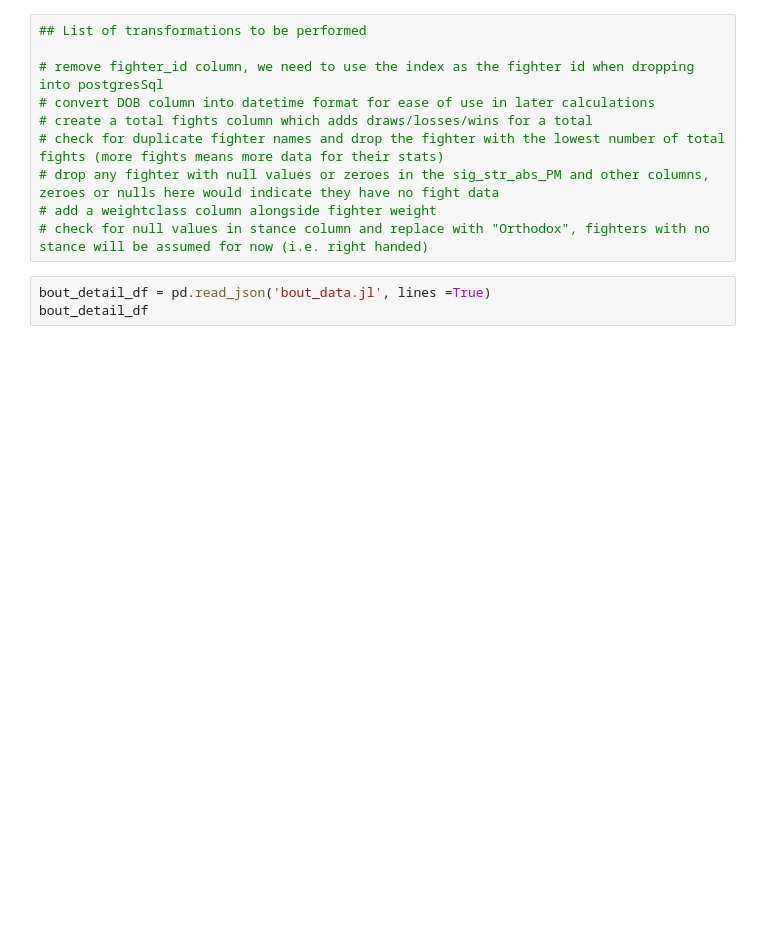
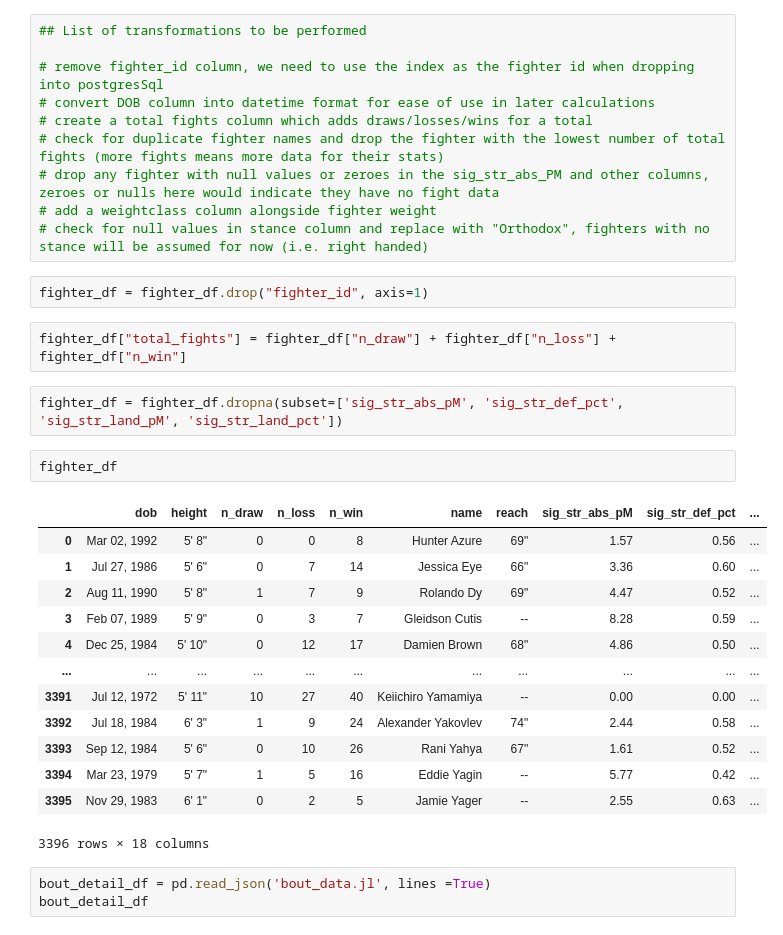
Before and after one commit to cjdance/final_project, a Jupyter notebook: data_clean_up.ipynb, the cells around one changed output. Saved outputs shown, nothing was run; the diff lists cells and outputs as text; blank space fills up the shorter version.

```diff
--- a/data_clean_up.ipynb
+++ b/data_clean_up.ipynb
@@ -132,6 +135,28 @@ fighter_df.head()
 # drop any fighter with null values or zeroes in the sig_str_abs_PM and other columns, zeroes or nulls here would indicate they have no fight data
 # add a weightclass column alongside fighter weight
 # check for null values in stance column and replace with "Orthodox", fighters with no stance will be assumed for now (i.e. right handed)
+# %%
+fighter_df = fighter_df.drop("fighter_id", axis=1)
+# %%
+fighter_df["total_fights"] = fighter_df["n_draw"] + fighter_df["n_loss"] + fighter_df["n_win"]
+# %%
+fighter_df = fighter_df.dropna(subset=['sig_str_abs_pM', 'sig_str_def_pct', 'sig_str_land_pM', 'sig_str_land_pct'])
+# %%
+fighter_df
+# %% [output]
+|  | dob | height | n_draw | n_loss | n_win | name | reach | sig_str_abs_pM | sig_str_def_pct | ... |
+| 0 | Mar 02, 1992 | 5' 8" | 0 | 0 | 8 | Hunter Azure | 69" | 1.57 | 0.56 | ... |
+| 1 | Jul 27, 1986 | 5' 6" | 0 | 7 | 14 | Jessica Eye | 66" | 3.36 | 0.60 | ... |
+| 2 | Aug 11, 1990 | 5' 8" | 1 | 7 | 9 | Rolando Dy | 69" | 4.47 | 0.52 | ... |
+| 3 | Feb 07, 1989 | 5' 9" | 0 | 3 | 7 | Gleidson Cutis | -- | 8.28 | 0.59 | ... |
+| 4 | Dec 25, 1984 | 5' 10" | 0 | 12 | 17 | Damien Brown | 68" | 4.86 | 0.50 | ... |
+| ... | ... | ... | ... | ... | ... | ... | ... | ... | ... | ... |
+| 3391 | Jul 12, 1972 | 5' 11" | 10 | 27 | 40 | Keiichiro Yamamiya | -- | 0.00 | 0.00 | ... |
+| 3392 | Jul 18, 1984 | 6' 3" | 1 | 9 | 24 | Alexander Yakovlev | 74" | 2.44 | 0.58 | ... |
+| 3393 | Sep 12, 1984 | 5' 6" | 0 | 10 | 26 | Rani Yahya | 67" | 1.61 | 0.52 | ... |
+| 3394 | Mar 23, 1979 | 5' 7" | 1 | 5 | 16 | Eddie Yagin | -- | 5.77 | 0.42 | ... |
+| 3395 | Nov 29, 1983 | 6' 1" | 0 | 2 | 5 | Jamie Yager | -- | 2.55 | 0.63 | ... |
+3396 rows × 18 columns
 # %%
 bout_detail_df = pd.read_json('bout_data.jl', lines =True)
 bout_detail_df
```
Also changed, not shown: parts of 18 cells of this notebook.
